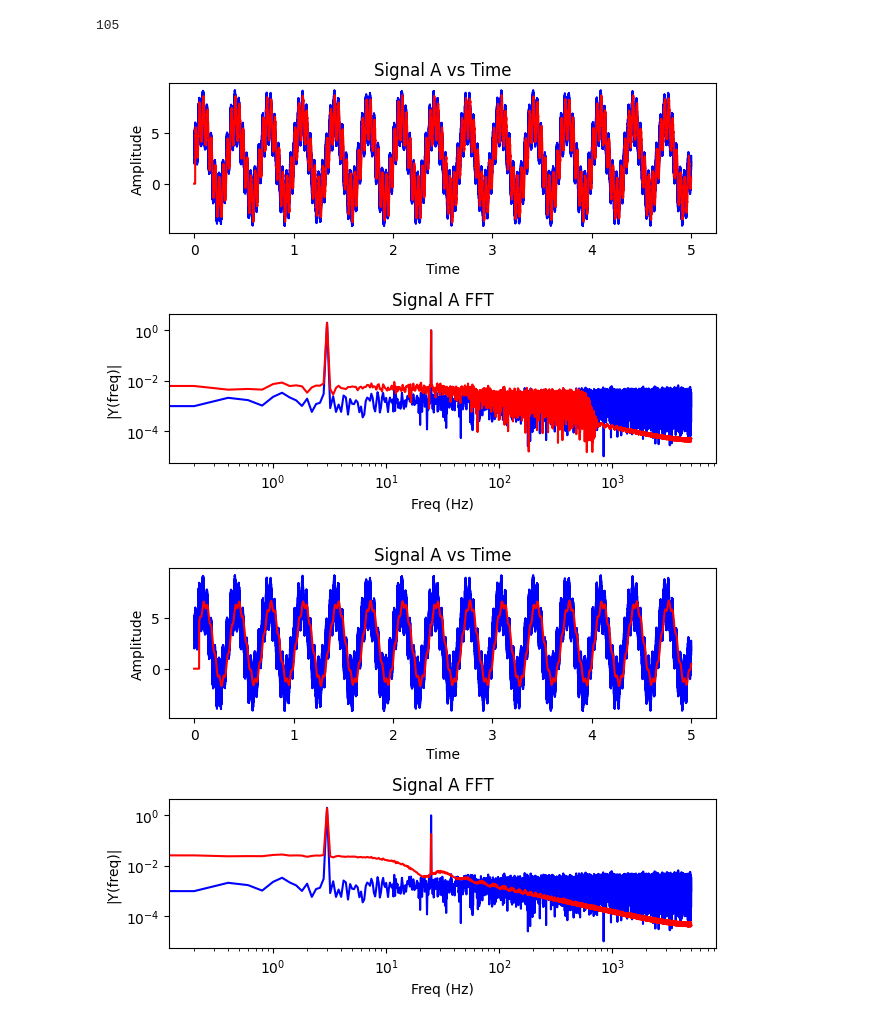
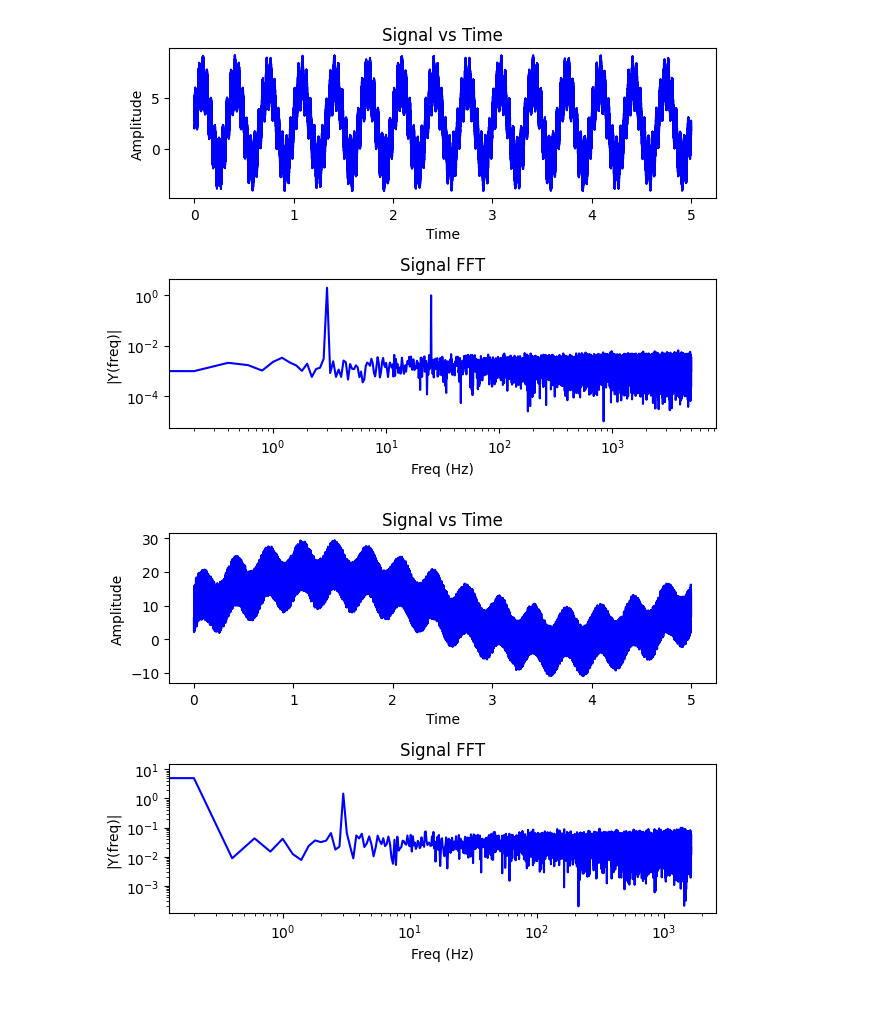
Before and after one commit to eatmelonnnn/ME433, a Jupyter notebook: HW10/HW10.ipynb, the cells around one changed output. Cells and saved outputs as stored; diff of their text form; code cells hidden in the pictures.

```diff
--- a/HW10/HW10.ipynb
+++ b/HW10/HW10.ipynb
@@ -285,5 +322,0 @@ def fir(t,data):
-# %%
-fir(tA,dataA)
-# %% [output]
-105
-[figure, removed]
@@ -292,4 +322,0 @@ plot_fft(tA,dataA)
-# %%
-maf(500,tA,dataA)
-# %% [output]
-[figure, removed]
@@ -297,0 +323,8 @@ iir(0.9,0.1,tA,dataA)
+# %%
+plot_fft(tA, dataA)
+plot_fft(tB, dataB)
+plot_fft(tC, dataC)
+plot_fft(tD, dataD)
+# %% [output]
+[figure, added]
+[figure, added]
```
Also changed, not shown: parts of 23 cells of this notebook, 18 other files.
